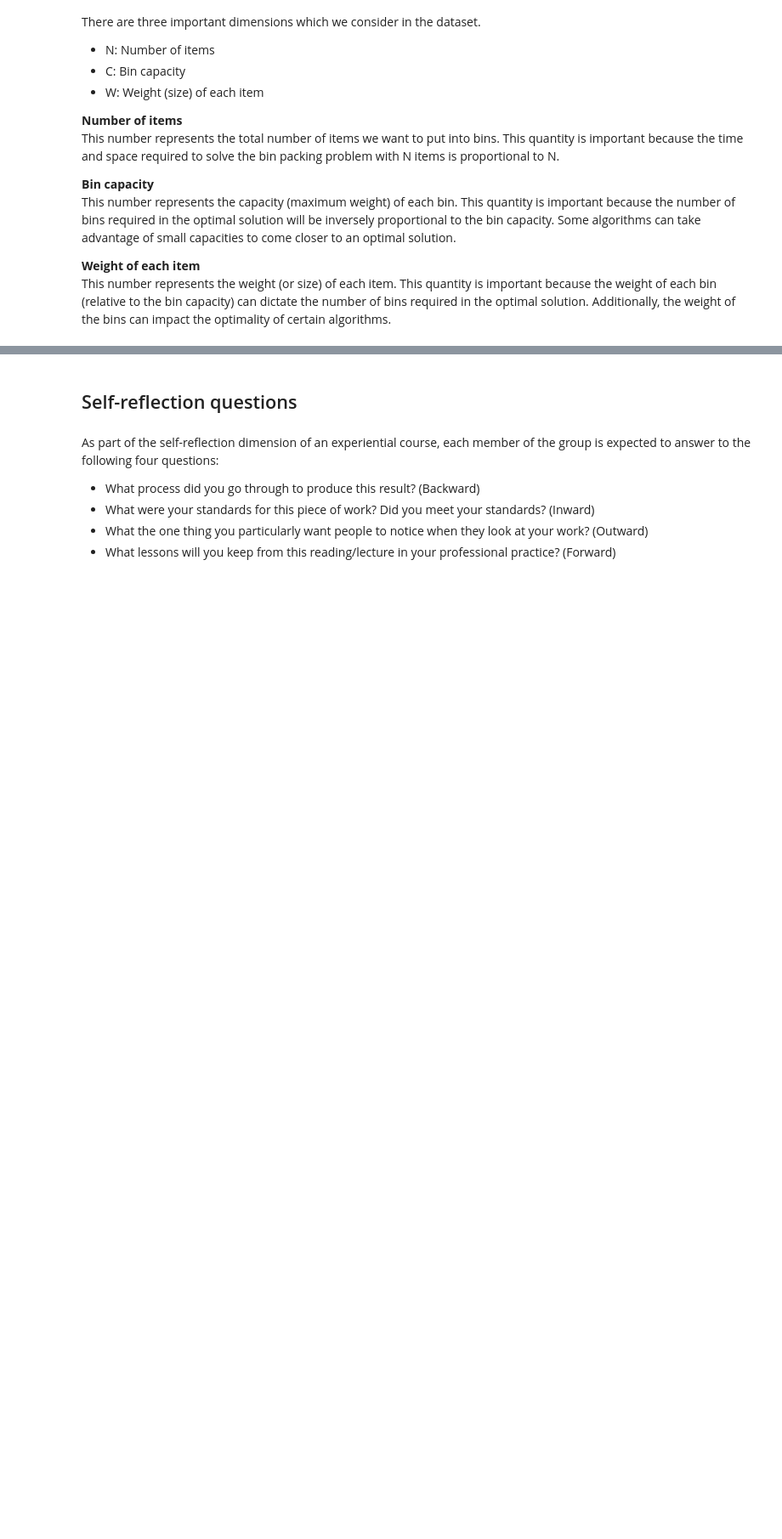
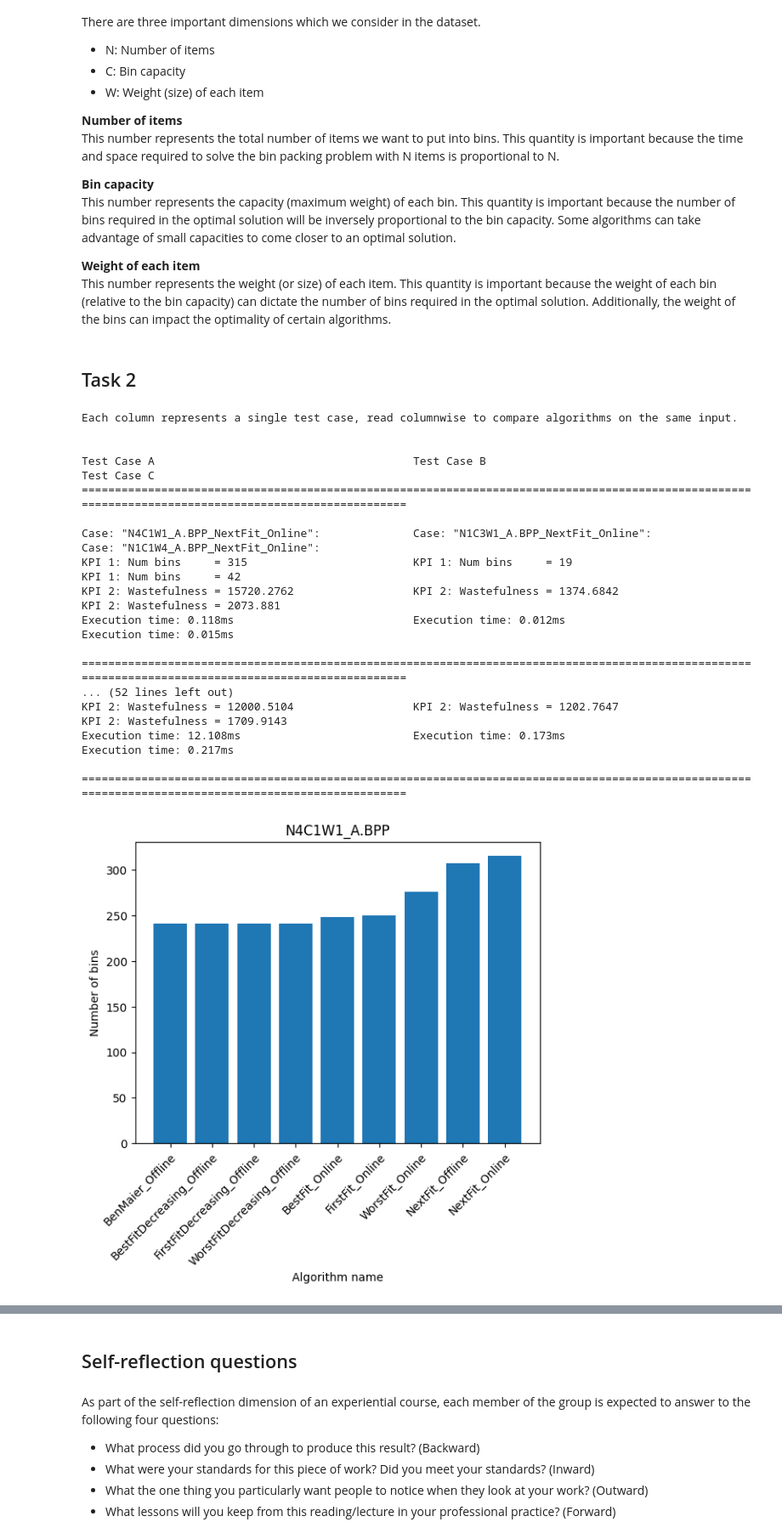
Before and after one commit to lilweege/3XB3-L2, a Jupyter notebook: report.ipynb, the cells around one changed output, grey strips where cells are left out. Shown: that part at 85% size. Saved outputs shown, nothing was run; the diff lists cells and outputs as text; code cells hidden in the pictures; blank space fills up the shorter version.

Commit message:
Task 2 (without explanations)

```diff
--- a/report.ipynb
+++ b/report.ipynb
@@ -17,8 +17,8 @@ import macpacking.algorithms.offline as offline
 # %% [markdown]
 Now that the business code is imported, we can load an existing dataset
 # %%
-dataset = '_datasets/binpp/N1C1W1/N1C1W1_B.BPP.txt'
-dataset = '_datasets/binpp-hard/HARD0.BPP.txt'
+dataset = '_datasets/binpp/N4C3W4/N4C3W4_A.BPP.txt'
+# dataset = '_datasets/binpp-hard/HARD0.BPP.txt'
 reader: DatasetReader = BinppReader(dataset)
 print(f'Dataset: {dataset}')
 print(f'  - Bin Capacity: {reader.offline()[0]}')
@@ -160,3 +126,74 @@ This number represents the capacity (maximum weight) of each bin. This quantity
 
 **Weight of each item**
 This number represents the weight (or size) of each item. This quantity is important because the weight of each bin (relative to the bin capacity) can dictate the number of bins required in the optimal solution. Additionally, the weight of the bins can impact the optimality of certain algorithms.
+# %% [markdown]
+## Task 2
+# %%
+# Run and visualize benchmark
+BENCHMARK_FILENAME = "outputs/pyperf_measurements.json"
+
+# Run the benchmark only if a bencmkark results file outputted by pyperf does not exist
+import os
+if not os.path.exists(BENCHMARK_FILENAME):
+    print("Running benchmark. This may take some time, go get a coffee or something...")
+    !pipenv run python benchmark.py -o $BENCHMARK_FILENAME
+
+
+import matplotlib.pyplot as plt
+from pyperf import BenchmarkSuite
+from benchmark import get_case_name, get_case_data, get_algo_name, all_cases, all_offline, all_online, make_bench_name
+num_cases = len(all_cases())
+benchmarks = BenchmarkSuite.load(BENCHMARK_FILENAME).get_benchmarks()
+execution_times = [bench.median() for bench in benchmarks]
+time_idx = 0
+
+results = [[] for _ in range(num_cases)]
+padding = 50
+print("Each column represents a single test case, read columnwise to compare algorithms on the same input.\n\n")
+print("".join(f"Test Case {chr(i + 65)}".ljust(padding) for i in range(num_cases)))
+print(("=" * (padding * num_cases)) + "\n")
+for algorithm in all_online() + all_offline():
+    lines = [""]*4
+
+    for i, case in enumerate(all_cases()):
+        name = get_case_name(case)
+        data = get_case_data(case)
+        bench_name = make_bench_name(name, algorithm)
+        result = algorithm(data)
+        results[i].append((result, get_algo_name(algorithm)))
+        lines[0] += f'Case: "{bench_name}":'.ljust(padding)
+        lines[1] += f'KPI 1: Num bins     = {result.num_bins}'.ljust(padding)
+        lines[2] += f'KPI 2: Wastefulness = {result.wastefulness}'.ljust(padding)
+        lines[3] += f'Execution time: {execution_times[time_idx] * 1000:.3f}ms'.ljust(padding)
+        time_idx += 1
+    print("\n".join(lines))
+    print("\n" + ("=" * (padding * num_cases)) + "\n")
+
+for i, row in enumerate(results):
+    row.sort()
+    _, ax = plt.subplots(1, 1)
+    answers, names = zip(*row)
+    ax.bar(names, [a.num_bins for a in answers])
+    ax.set_xticks(ax.get_xticks(), names, rotation=45, ha='right', rotation_mode='anchor')
+    ax.set_title(get_case_name(all_cases()[i]))
+    _ = plt.ylabel("Number of bins")
+    _ = plt.xlabel("Algorithm name")
+# %% [output]
+Each column represents a single test case, read columnwise to compare algorithms on the same input.
+
+
+Test Case A                                       Test Case B                                       Test Case C
+======================================================================================================================================================
+
+Case: "N4C1W1_A.BPP_NextFit_Online":              Case: "N1C3W1_A.BPP_NextFit_Online":              Case: "N1C1W4_A.BPP_NextFit_Online":
+KPI 1: Num bins     = 315                         KPI 1: Num bins     = 19                          KPI 1: Num bins     = 42
+KPI 2: Wastefulness = 15720.2762                  KPI 2: Wastefulness = 1374.6842                   KPI 2: Wastefulness = 2073.881
+Execution time: 0.118ms                           Execution time: 0.012ms                           Execution time: 0.015ms
+
+======================================================================================================================================================
+... (52 lines left out)
+KPI 2: Wastefulness = 12000.5104                  KPI 2: Wastefulness = 1202.7647                   KPI 2: Wastefulness = 1709.9143
+Execution time: 12.108ms                          Execution time: 0.173ms                           Execution time: 0.217ms
+
+======================================================================================================================================================
+[figure, added]
```
Also changed, not shown: parts of 13 cells of this notebook, 5 other files.
